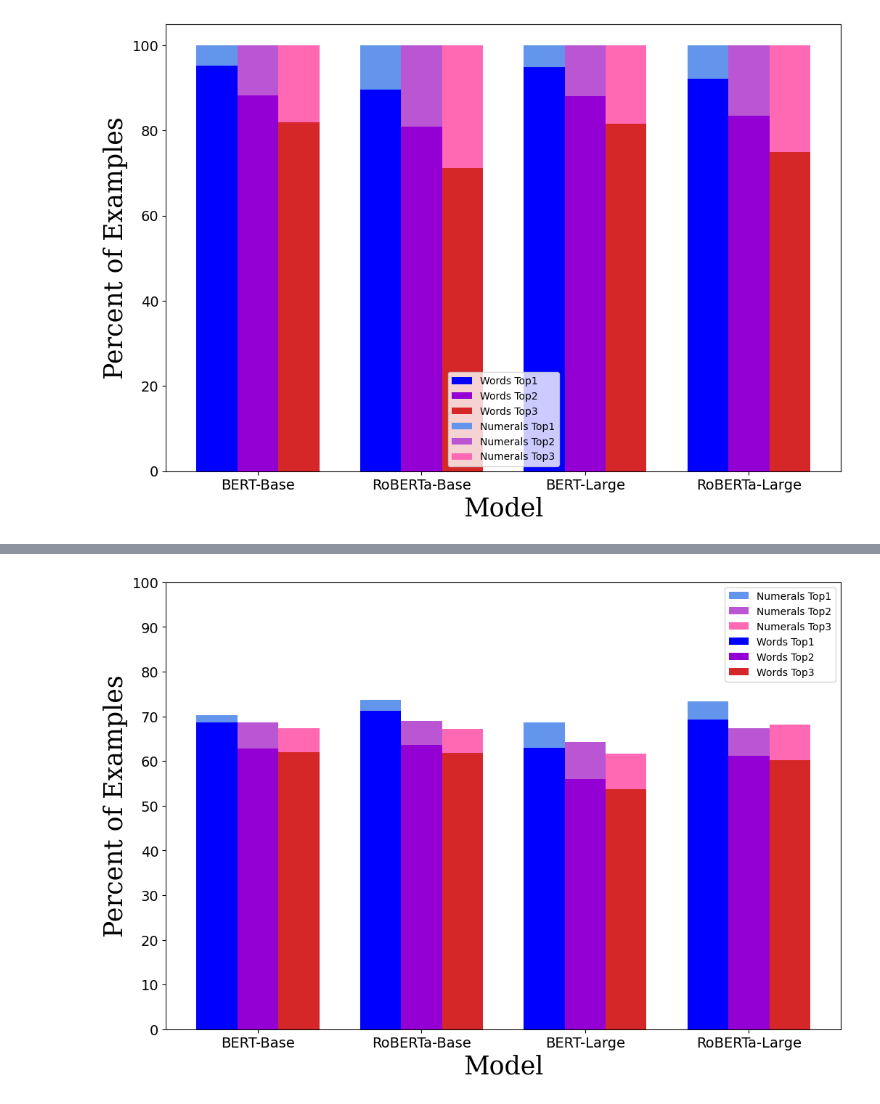
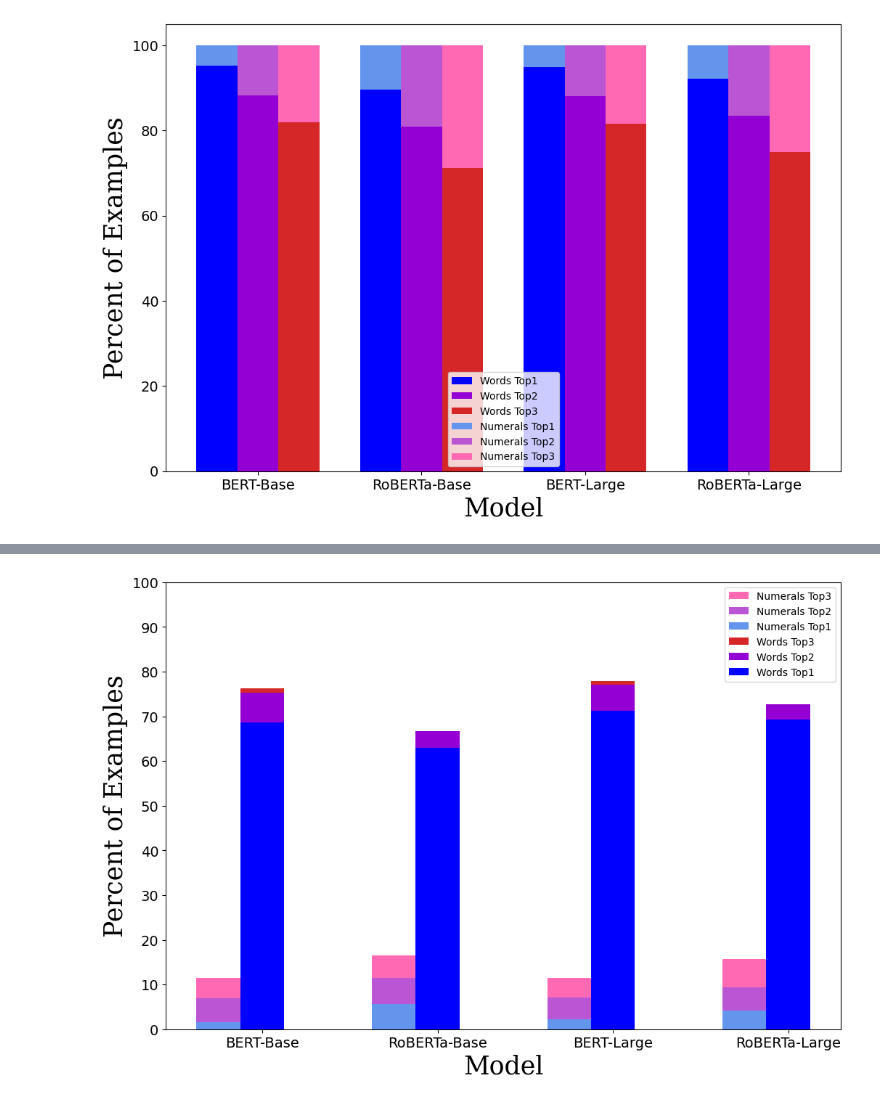
Before and after one commit to nfinkle/NumerSense, a Jupyter notebook: build_bar_graph.ipynb, the cells around one changed output, grey strips where cells are left out. Saved outputs shown, nothing was run; the diff lists cells and outputs as text; code cells hidden in the pictures.

Commit message:
Fixed unconstrained figure

```diff
--- a/build_bar_graph.ipynb
+++ b/build_bar_graph.ipynb
@@ -173,42 +173,59 @@ Percentage of other[0.266, 0.326, 0.319]
 """
 
 def neg(l):
-    return [i *100 for i in l]
+    a = [i * 100 for i in l]
+    temp = a[1]
+    a[1] = a[2]
+    a[2] = temp
+    return a
+
+# number_words_1 = neg([0.686, 0.713, 0.63, 0.693])
+# number_words_2 = neg([0.627, 0.636, 0.56, 0.611])
+# number_words_3 = neg([0.62, 0.618, 0.537, 0.602])
+
+
+numerals_1 = neg([0.016, 0.023, 0.057, 0.041])
+numerals_2 = neg([0.069, 0.071, 0.114, 0.094])
+numerals_3 = neg([0.115, 0.114, 0.165, 0.157])
 
 number_words_1 = neg([0.686, 0.713, 0.63, 0.693])
-number_words_2 = neg([0.627, 0.636, 0.56, 0.611])
-number_words_3 = neg([0.62, 0.618, 0.537, 0.602])
+number_words_2 = neg([0.753, 0.771, 0.667, 0.727])
+number_words_3 = neg([0.763, 0.778, 0.665, 0.704])
+
+
+
+
 
 # other_1 = neg([0.298, 0.264, 0.313, 0.266])
 # other_2 = neg([0.313, 0.311, 0.358, 0.326])
 # other_3 = neg([0.326, 0.329, 0.383, 0.319])
-other_1 = [0,0,0,0]
-other_2 = [0,0,0,0]
-other_3 = [0,0,0,0]
+# other_1 = [0,0,0,0]
+# other_2 = [0,0,0,0]
+# other_3 = [0,0,0,0]
 # other_2 = neg([0.313, 0.311, 0.358, 0.326])
 # other_3 = neg([0.326, 0.329, 0.383, 0.319])
 
 
-def na(l):
-  return [i * 100 for i in l]
+# def na(l):
+#   return [i * 100 for i in l]
 
-numerals_1 = na([0.016, 0.023, 0.057, 0.041])
-numerals_2 = na([0.06, 0.053, 0.082, 0.063])
-numerals_3 = na([0.054, 0.053, 0.08, 0.079])
+# numerals_1 = na([0.016, 0.023, 0.057, 0.041])
+# numerals_2 = na([0.06, 0.053, 0.082, 0.063])
+# numerals_3 = na([0.054, 0.053, 0.08, 0.079])
 
-def add(l1, l2):
-    a = [0.0] * 4
-    for i in range(4):
-        print(l1[i], l2[i], l1[i] + l2[i])
-        temp = l1[i] + l2[i]
-        a[i] = temp
-    return a
+# def add(l1, l2):
+#     a = [0.0] * 4
+#     for i in range(4):
+#         print(l1[i], l2[i], l1[i] + l2[i])
+#         temp = l1[i] + l2[i]
+#         a[i] = temp
+#     return a
 
 
-bottom_num_1 = add(number_words_1, other_1)
-print(bottom_num_1)
-bottom_num_2 = add(number_words_2, other_2)
-bottom_num_3 = add(number_words_3, other_3)
+# bottom_num_1 = add(number_words_1, other_1)
+# print(bottom_num_1)
+# bottom_num_2 = add(number_words_2, other_2)
+# bottom_num_3 = add(number_words_3, other_3)
 
 barWidth = 0.25
 br1 = np.arange(len(numerals_1))
@@ -216,20 +233,17 @@ br2 = [x + barWidth for x in br1]
 br3 = [x + barWidth for x in br2]
 
 # Make the plot
-pos_bar_1 = plt.bar(br1, numerals_1, color=mcolors.CSS4_COLORS['cornflowerblue'], width=barWidth, bottom=bottom_num_1,
+pos_bar_3 = plt.bar(
+    br1, numerals_3, color=mcolors.CSS4_COLORS['hotpink'], width=barWidth,  label='Numerals Top3')
+pos_bar_2 = plt.bar(
+    br1, numerals_2, color=mcolors.CSS4_COLORS['mediumorchid'], width=barWidth,  label='Numerals Top2')
+pos_bar_1 = plt.bar(br1, numerals_1, color=mcolors.CSS4_COLORS['cornflowerblue'], width=barWidth,
                     label='Numerals Top1')
 
-pos_bar_2 = plt.bar(
-    br2, numerals_2, color=mcolors.CSS4_COLORS['mediumorchid'], width=barWidth,  bottom=bottom_num_2, label='Numerals Top2')
-pos_bar_3 = plt.bar(
-    br3, numerals_3, color=mcolors.CSS4_COLORS['hotpink'], width=barWidth,  bottom=bottom_num_3, label='Numerals Top3')
-neg_bar_1 = plt.bar(br1, number_words_1, color=mcolors.CSS4_COLORS['blue'], width=barWidth, bottom=other_1,
-                    label='Words Top1')
-neg_bar_2 = plt.bar(br2, number_words_2, color=mcolors.CSS4_COLORS['darkviolet'], width=barWidth, bottom=other_2,
-                    label='Words Top2')
-neg_bar_3 = plt.bar(br3, number_words_3, color=mcolors.TABLEAU_COLORS['tab:red'], width=barWidth, bottom=other_3,
+neg_bar_3 = plt.bar(br2, number_words_3, color=mcolors.TABLEAU_COLORS['tab:red'], width=barWidth,
                     label='Words Top3')
-
+neg_bar_2 = plt.bar(br2, number_words_2, color=mcolors.CSS4_COLORS['darkviolet'], width=barWidth, label='Words Top2')
+neg_bar_1 = plt.bar(br2, number_words_1, color=mcolors.CSS4_COLORS['blue'], width=barWidth, label='Words Top1')
 # other_bar_1 = plt.bar(br1, other_1, color='g', width=barWidth,
 #                     label='Other Top1')
 # other_bar_2 = plt.bar(br2, other_2, color='g', width=barWidth,
@@ -237,6 +251,7 @@ neg_bar_3 = plt.bar(br3, number_words_3, color=mcolors.TABLEAU_COLORS['tab:red']
 # other_bar_3 = plt.bar(br3, other_3, color='g', width=barWidth,
 #                     label='Other Top3')
 group_names = ['BERT-Base', 'RoBERTa-Base', 'BERT-Large', 'RoBERTa-Large']
+
 
 ticks = [r + barWidth for r in range(len(numerals_1))]
 
@@ -279 +281 @@ plt.show()
-[figure, old version]
+[figure, new version]
```
Also changed, not shown: parts of 1 cell of this notebook, 8 other files.
